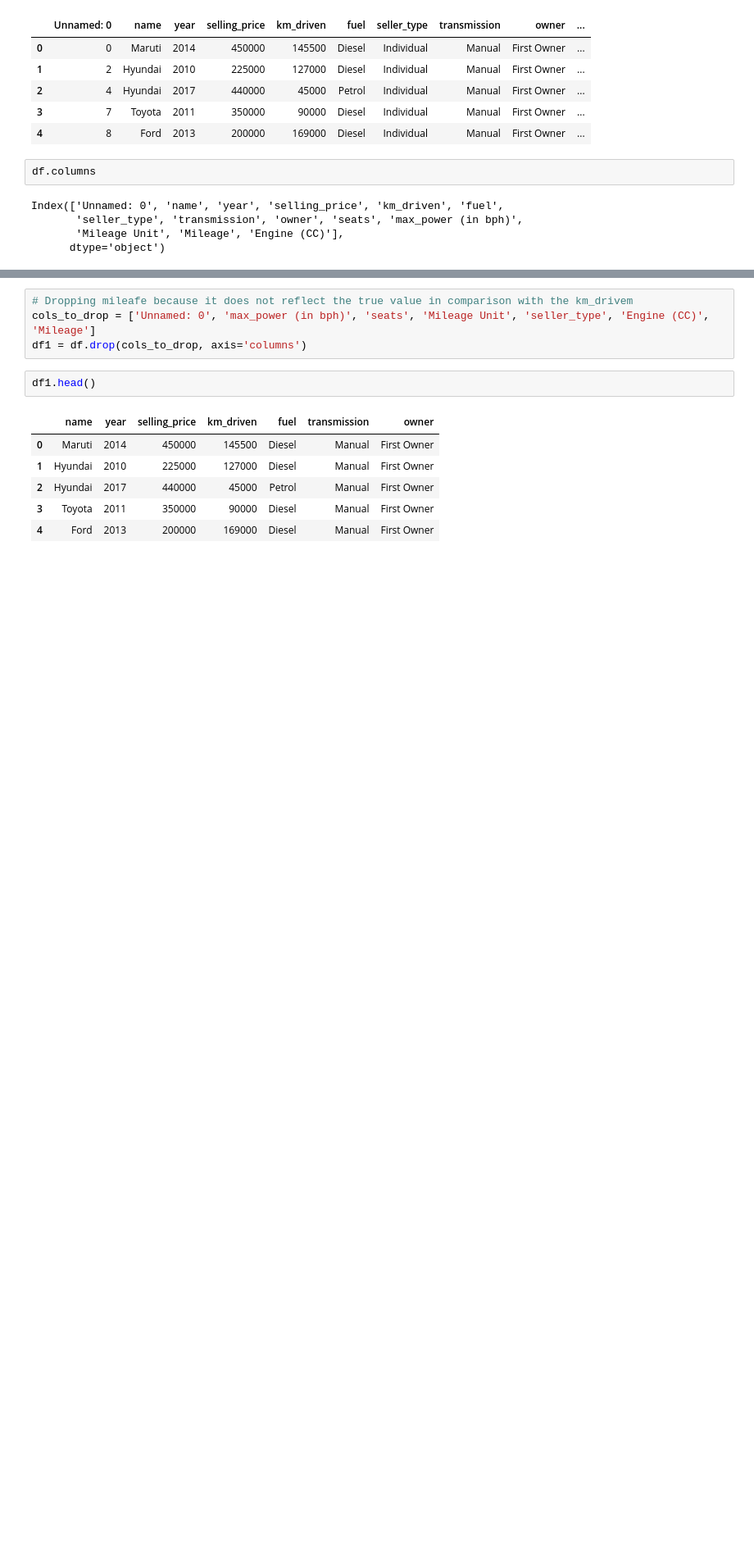
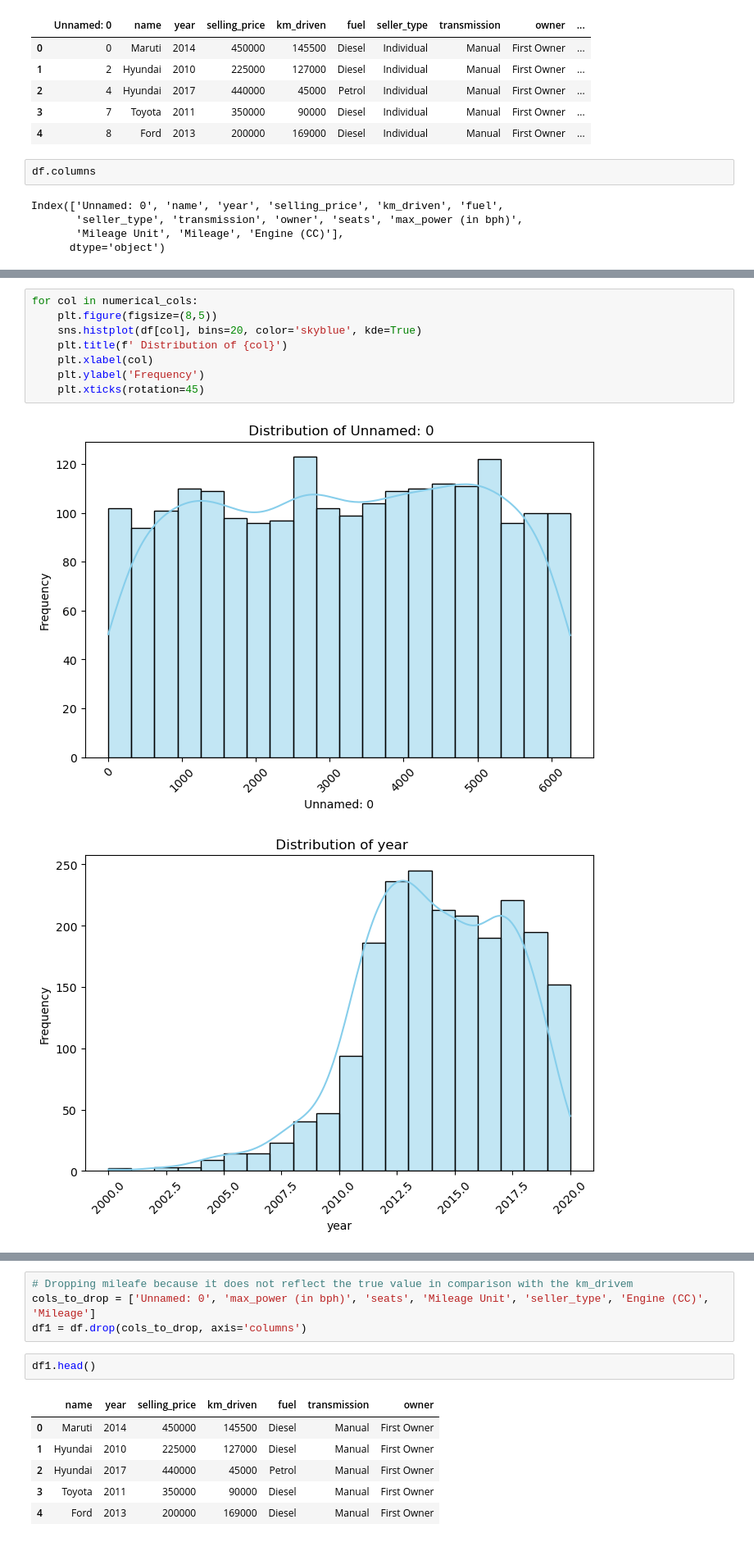
Before and after one commit to Aifedayo/data-science-maths, a Jupyter notebook: Projects/flask_server_car_price_pred/model/car-prices-prediction-model.ipynb, the cells around one changed output, grey strips where cells are left out. Shown at 82% size. Cells and saved outputs as stored; diff of their text form; blank space fills up the shorter version.

```diff
--- a/Projects/flask_server_car_price_pred/model/car-prices-prediction-model.ipynb
+++ b/Projects/flask_server_car_price_pred/model/car-prices-prediction-model.ipynb
@@ -34,0 +54,11 @@ Index(['Unnamed: 0', 'name', 'year', 'selling_price', 'km_driven', 'fuel',
+# %%
+for col in numerical_cols:
+    plt.figure(figsize=(8,5))
+    sns.histplot(df[col], bins=20, color='skyblue', kde=True)
+    plt.title(f' Distribution of {col}')
+    plt.xlabel(col)
+    plt.ylabel('Frequency')
+    plt.xticks(rotation=45)
+# %% [output]
+[figure, added]
+[figure, added]
```
Also changed, not shown: parts of 32 cells of this notebook.
